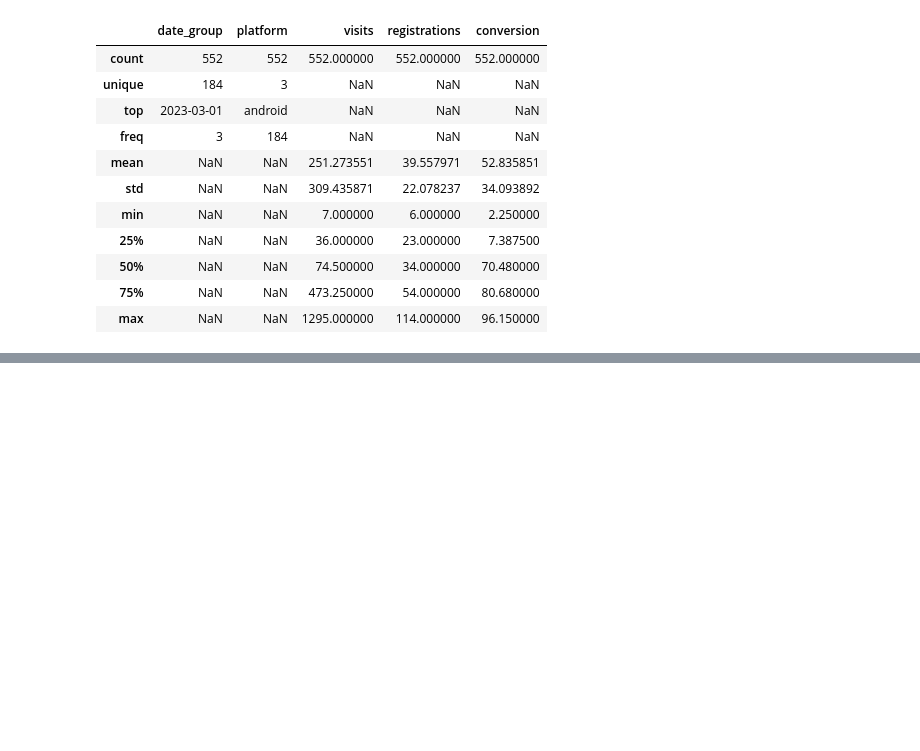
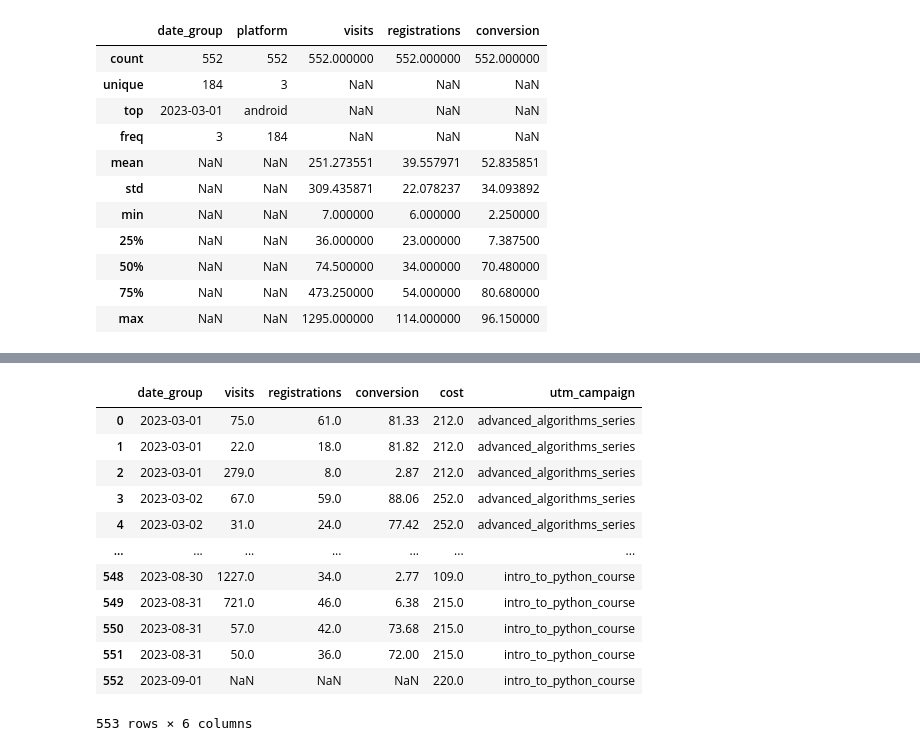
Before and after one commit to archi0619/data-analytics-project-100, a Jupyter notebook: Conversion_Dashboard.ipynb, the cells around one changed output, grey strips where cells are left out. Cells and saved outputs as stored; diff of their text form; code cells hidden in the pictures; blank space fills up the shorter version.

Commit message:
Step 4: add ads.csv and ads.json files and upd Conversion notebook

```diff
--- a/Conversion_Dashboard.ipynb
+++ b/Conversion_Dashboard.ipynb
@@ -202,0 +209,10 @@ df_conversion.describe(include='all')
+# %%
+df_ads = pd.read_csv('ads.csv')
+
+df_ads['date'] = pd.to_datetime(df_ads['date'])
+
+df_ads['date'] = df_ads['date'].dt.strftime('%Y-%m-%d')
+
+df_ads.rename(columns={'date': 'date_group'}, inplace=True)
+
+df_ads.head(1000000)
@@ -202,0 +248,8 @@ df_conversion.describe(include='all')
+# %%
+df_ads.rename(columns={'date': 'date_group', 'utm_campaign': 'campaign'}, inplace=True)
+
+df_ads_group = df_ads.groupby(['date_group', 'campaign']).agg({
+    'cost': 'sum'
+}).reset_index()[['date_group', 'cost', 'campaign']]
+
+df_ads_group.head(1000000)
@@ -202,0 +285,32 @@ df_conversion.describe(include='all')
+# %%
+df_out = pd.merge(df_ads_group, df_conversion, on='date_group', how='outer', suffixes=('_ads', '_conversion'))
+df_out['cost'].fillna(0, inplace=True)
+
+df_out['utm_campaign'] = df_out['campaign']
+column_order = ['date_group', 'visits', 'registrations', 'conversion', 'cost', 'utm_campaign']
+df_out = df_out[column_order]
+
+df_out.loc[df_out['utm_campaign'].isnull(), 'utm_campaign'] = 'none'
+
+df_out.sort_values(by='date_group', inplace=True)
+df_out.reset_index(drop=True, inplace=True)
+DATE_BEGIN = pd.to_datetime("2023-03-01")
+END = pd.to_datetime("2023-09-01") - pd.Timedelta(days=1)
+df_out['date_group'] = pd.to_datetime(df_out['date_group'])
+df_out = df_out[(df_out['date_group'] >= DATE_BEGIN) & (df_out['date_group'] <= DATE_END)]
+
+df_out.head(1000000)
+# %% [output]
+|  | date_group | visits | registrations | conversion | cost | utm_campaign |
+| 0 | 2023-03-01 | 75.0 | 61.0 | 81.33 | 212.0 | advanced_algorithms_series |
+| 1 | 2023-03-01 | 22.0 | 18.0 | 81.82 | 212.0 | advanced_algorithms_series |
+| 2 | 2023-03-01 | 279.0 | 8.0 | 2.87 | 212.0 | advanced_algorithms_series |
+| 3 | 2023-03-02 | 67.0 | 59.0 | 88.06 | 252.0 | advanced_algorithms_series |
+| 4 | 2023-03-02 | 31.0 | 24.0 | 77.42 | 252.0 | advanced_algorithms_series |
+| ... | ... | ... | ... | ... | ... | ... |
+| 548 | 2023-08-30 | 1227.0 | 34.0 | 2.77 | 109.0 | intro_to_python_course |
+| 549 | 2023-08-31 | 721.0 | 46.0 | 6.38 | 215.0 | intro_to_python_course |
+| 550 | 2023-08-31 | 57.0 | 42.0 | 73.68 | 215.0 | intro_to_python_course |
+| 551 | 2023-08-31 | 50.0 | 36.0 | 72.00 | 215.0 | intro_to_python_course |
+| 552 | 2023-09-01 | NaN | NaN | NaN | 220.0 | intro_to_python_course |
+553 rows × 6 columns
```
Also changed, not shown: parts of 7 cells of this notebook, 2 other files.
